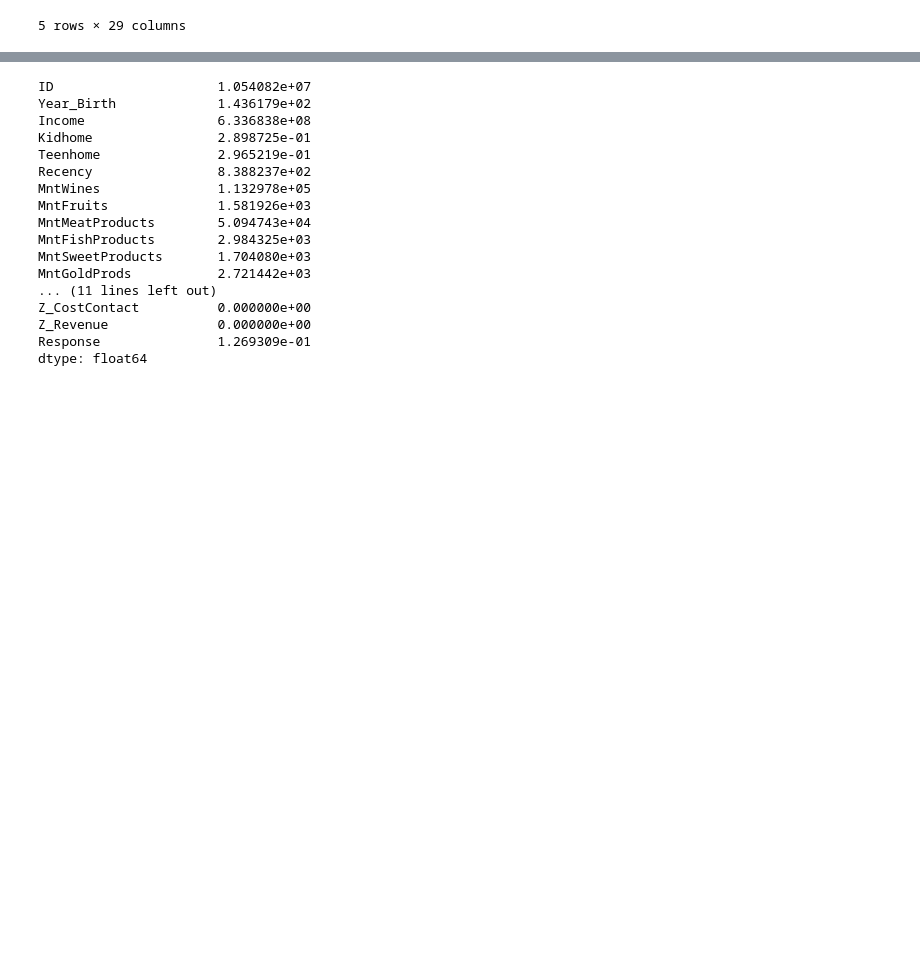
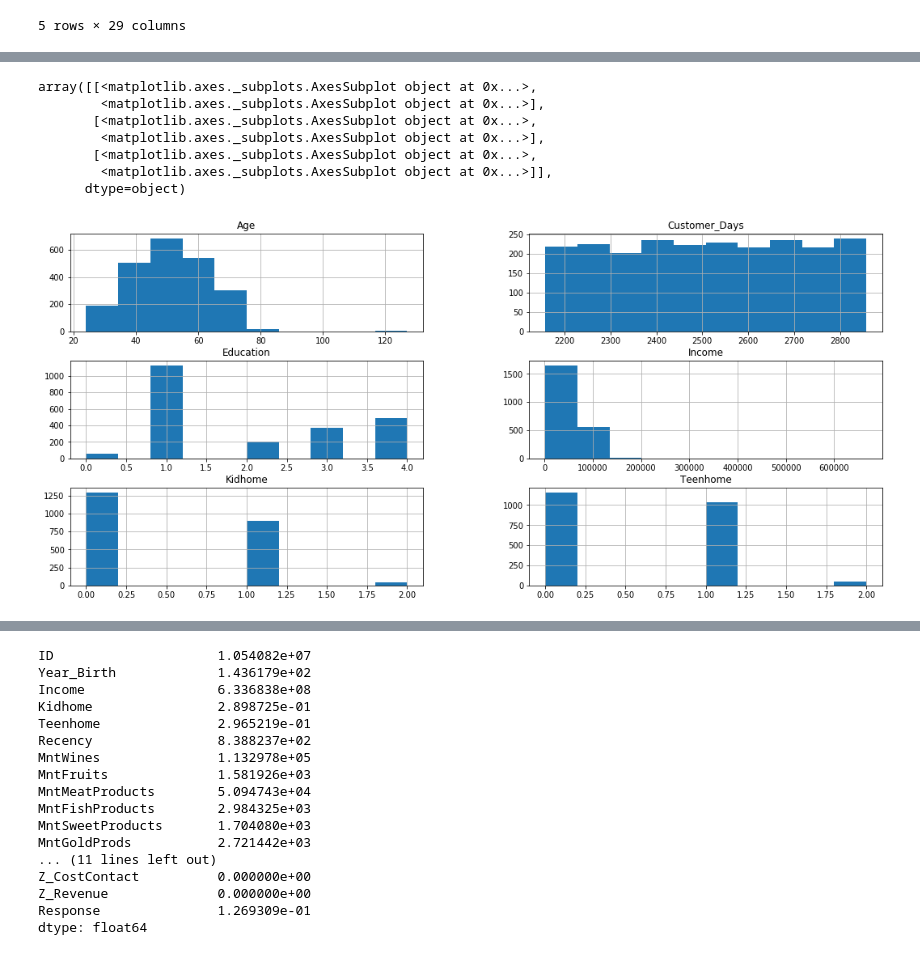
Before and after one commit to nailson/ifood-data-business-analyst-test, a Jupyter notebook: exploratory_analysis.ipynb, the cells around one changed output, grey strips where cells are left out. Drawn from its saved outputs; the diff is of its cells as text; code cells hidden in the pictures; blank space fills up the shorter version.

```diff
--- a/exploratory_analysis.ipynb
+++ b/exploratory_analysis.ipynb
@@ -122,3 +100,20 @@ Some transformations:
    - Alone: boolean
    - Absurd: boolean
    - YOLO : boolean
+# %%
+# Create Customer Age Column
+raw_ifood_df['Age'] = date.today().year - raw_ifood_df['Year_Birth']
+
+# Number of days as a customer
+raw_ifood_df['Customer_Days'] = (pd.to_datetime("now") - pd.to_datetime(raw_ifood_df['Dt_Customer'])) // np.timedelta64(1,'D')
+
+# Marital -> multiples using Dummy Variables
+dummy_var_aux = pd.get_dummies(raw_ifood_df['Marital_Status'], prefix='marital')
+ifood_df = pd.concat([raw_ifood_df,dummy_var_aux],axis=1)
+
+# Replace Educational to an ordinal number
+ifood_df = ifood_df.replace({'Education': {"Basic": 0,"Graduation": 1, "2n Cycle": 2, "Master": 3, "PhD": 4}})
+
+# Look of the new dataset
+customer_ifood_df = ifood_df[['Education', 'Age', 'Customer_Days', 'Income', 'Kidhome', 'Teenhome'] + dummy_var_aux.columns.to_list() ]
+customer_ifood_df.head()
@@ -124,0 +127,11 @@ Some transformations:
+# %%
+customer_ifood_df.hist( column = ['Education', 'Age', 'Customer_Days', 'Income', 'Kidhome', 'Teenhome'], figsize=(18,8))
+# %% [output]
+array([[<matplotlib.axes._subplots.AxesSubplot object at 0x...>,
+        <matplotlib.axes._subplots.AxesSubplot object at 0x...>],
+       [<matplotlib.axes._subplots.AxesSubplot object at 0x...>,
+        <matplotlib.axes._subplots.AxesSubplot object at 0x...>],
+       [<matplotlib.axes._subplots.AxesSubplot object at 0x...>,
+        <matplotlib.axes._subplots.AxesSubplot object at 0x...>]],
+      dtype=object)
+[figure, added]
```
Also changed, not shown: parts of 14 cells of this notebook.
